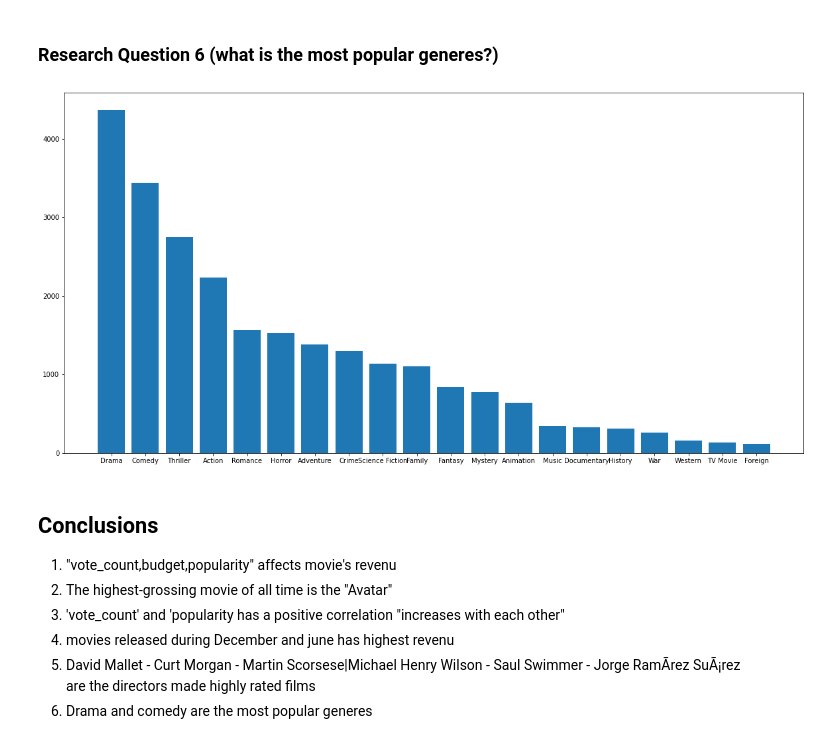
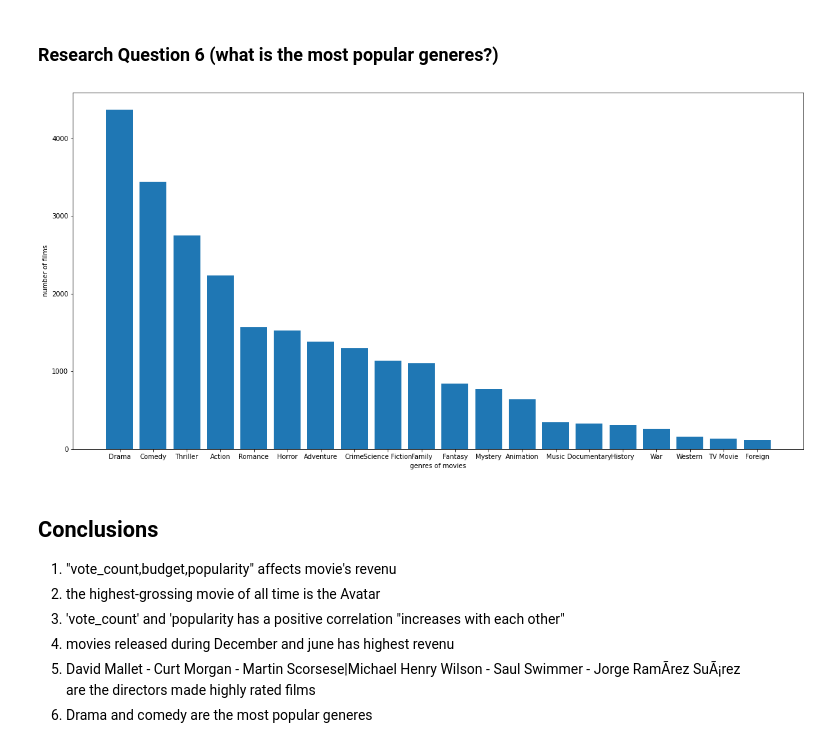
Before and after one commit to baraamagdy/DataAnalysis_assignment-, a Jupyter notebook: investigate-a-tmdb-movies.ipynb, the cells around one changed output. Saved outputs shown, nothing was run; the diff lists cells and outputs as text; code cells hidden in the pictures.

```diff
--- a/investigate-a-tmdb-movies.ipynb
+++ b/investigate-a-tmdb-movies.ipynb
@@ -205,18 +243,20 @@ def to_1D(series):
 # %%
 df_generes = to_1D(df["genres"]).value_counts()
 fig = plt.figure(figsize=(20, 10))
 x = df_generes.index
 y = df_generes.values
 plt.bar(x, y)
+plt.xlabel("genres of movies")
+plt.ylabel("number of films")
 plt.show()
 # %% [output]
-[figure, old version]
+[figure, new version]
 # %% [markdown]
 <a id='conclusions'></a>
 ## Conclusions
 
 1. "vote_count,budget,popularity" affects movie's revenu
-2. The highest-grossing movie of all time is the "Avatar"
+2. the highest-grossing movie of all time is the Avatar
 3. 'vote_count' and 'popularity has a positive correlation "increases with each other"
 4. movies released during December and june has highest revenu
 5. David Mallet - Curt Morgan - Martin Scorsese|Michael Henry Wilson - Saul Swimmer - Jorge RamÃ­rez SuÃ¡rez
```
Also changed, not shown: parts of 18 cells of this notebook.
